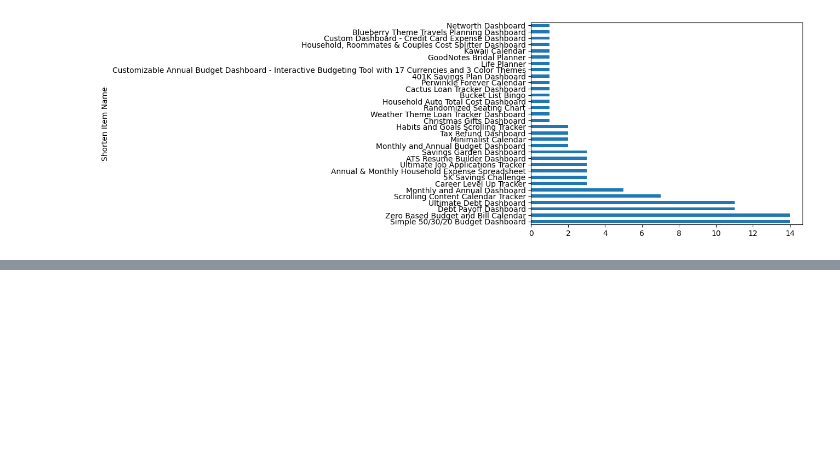
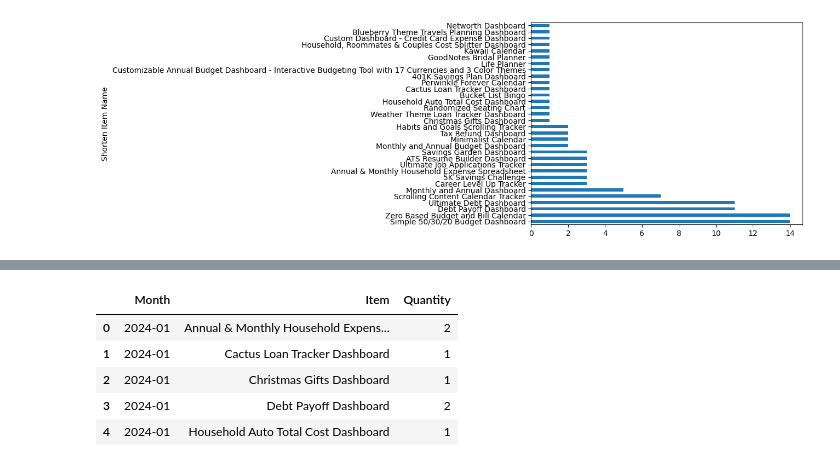
Before and after one commit to sc6354/Demand-Forecasting, a Jupyter notebook: forecasting.ipynb, the cells around one changed output, grey strips where cells are left out. Saved outputs shown, nothing was run; the diff lists cells and outputs as text; code cells hidden in the pictures; blank space fills up the shorter version.

```diff
--- a/forecasting.ipynb
+++ b/forecasting.ipynb
@@ -98,2 +106,11 @@ sales_2024['Shorten Item Name'].value_counts().plot.barh()
 # %%
-monthly_sales = pd.DataFrame(sales_2024['Month'].groupby(sales_2024['Shorten Item Name']).value_counts())
+monthly_sales = pd.DataFrame(sales_2024.groupby(['Year-Month', 'Shorten Item Name']).size().reset_index(name='Quantity'))
+monthly_sales.columns = ['Month', 'Item', 'Quantity']
+monthly_sales.head()
+# %% [output]
+|  | Month | Item | Quantity |
+| 0 | 2024-01 | Annual & Monthly Household Expens... | 2 |
+| 1 | 2024-01 | Cactus Loan Tracker Dashboard | 1 |
+| 2 | 2024-01 | Christmas Gifts Dashboard | 1 |
+| 3 | 2024-01 | Debt Payoff Dashboard | 2 |
+| 4 | 2024-01 | Household Auto Total Cost Dashboard | 1 |
```
Also changed, not shown: parts of 12 cells of this notebook.
